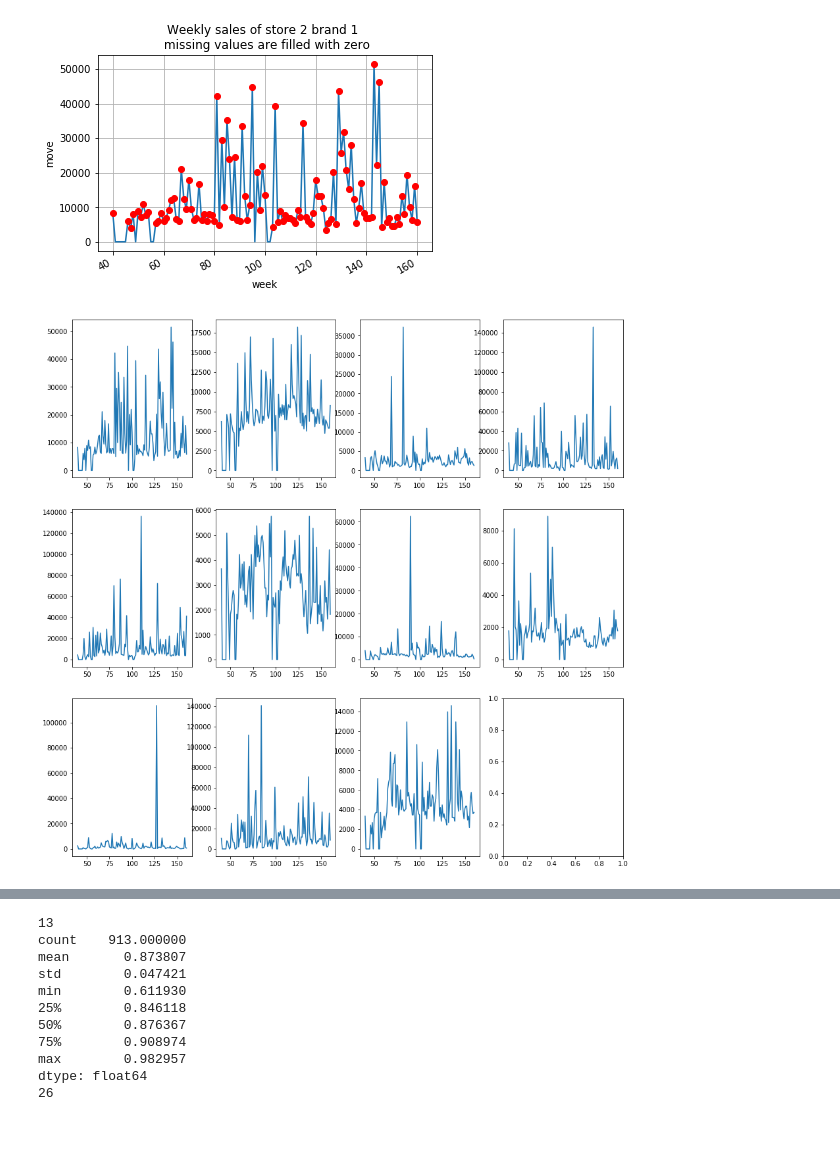
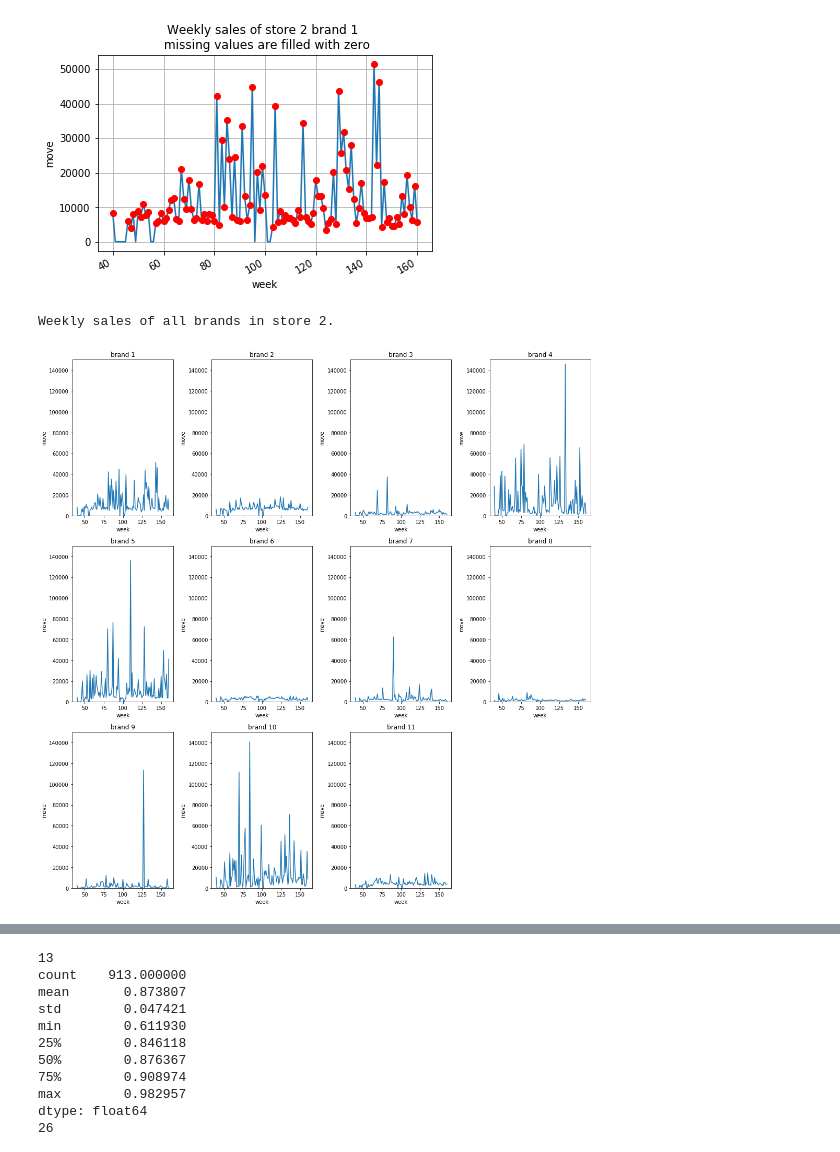
Before and after one commit to sdonohoo/forecasting, a Jupyter notebook: retail_sales/OrangeJuice_Pt_3Weeks_Weekly/data_explore/explore_oj_data_python.ipynb, the cells around one changed output, grey strips where cells are left out. Saved outputs shown, nothing was run; the diff lists cells and outputs as text; code cells hidden in the pictures.

```diff
--- a/retail_sales/OrangeJuice_Pt_3Weeks_Weekly/data_explore/explore_oj_data_python.ipynb
+++ b/retail_sales/OrangeJuice_Pt_3Weeks_Weekly/data_explore/explore_oj_data_python.ipynb
@@ -118,20 +118,27 @@ plt.show()
 # %% [output]
 [figure]
 # %%
-########################### To be continued...
-# uniform the scale
-# add the title and xlab, ylab
+# Plot sales of all brands in a sample store
 sample_store = 2
 brand_list = sales.loc[(sales['store'] == sample_store), 'brand'].unique()
 fig, axes = plt.subplots(nrows=3, ncols=4, figsize=(15,15))
+print('Weekly sales of all brands in store {}.'.format(sample_store))
 
 brand_num = 0
 for row in axes:
     for col in row:
         if brand_num < len(brand_list):
             brand = brand_list[brand_num]
             sales_sub = sales.loc[(sales['store'] == sample_store) & (sales['brand'] == brand)]
             col.plot(sales_sub['week'], sales_sub['move'])
+            col.set_ylim(0, 150000)
+            col.set_title('brand {}'.format(brand))
+            col.set_xlabel('week')
+            col.set_ylabel('move')
             brand_num += 1
+        else:
+            col.axis('off')
+plt.tight_layout()
 # %% [output]
+Weekly sales of all brands in store 2.
-[figure, old version]
+[figure, new version]
```
Also changed, not shown: parts of 7 cells of this notebook.
